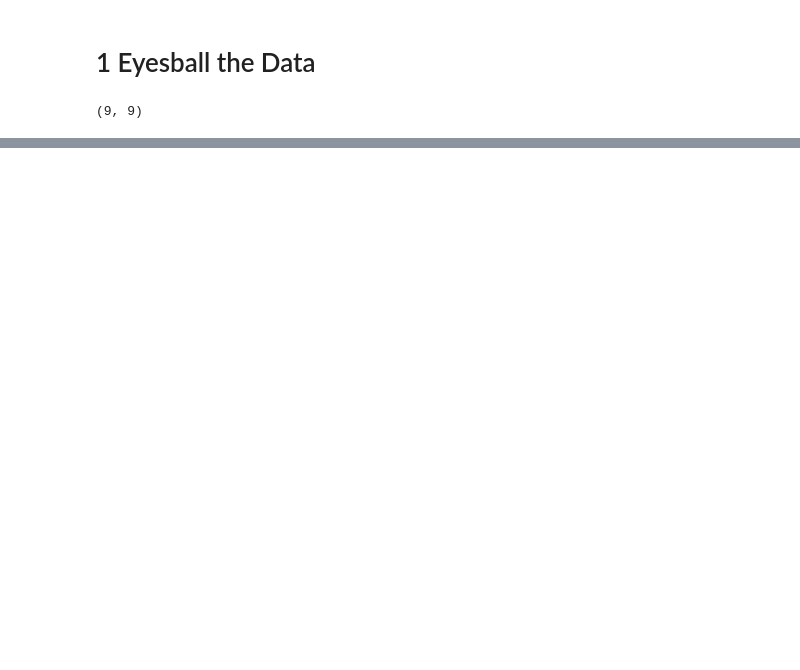
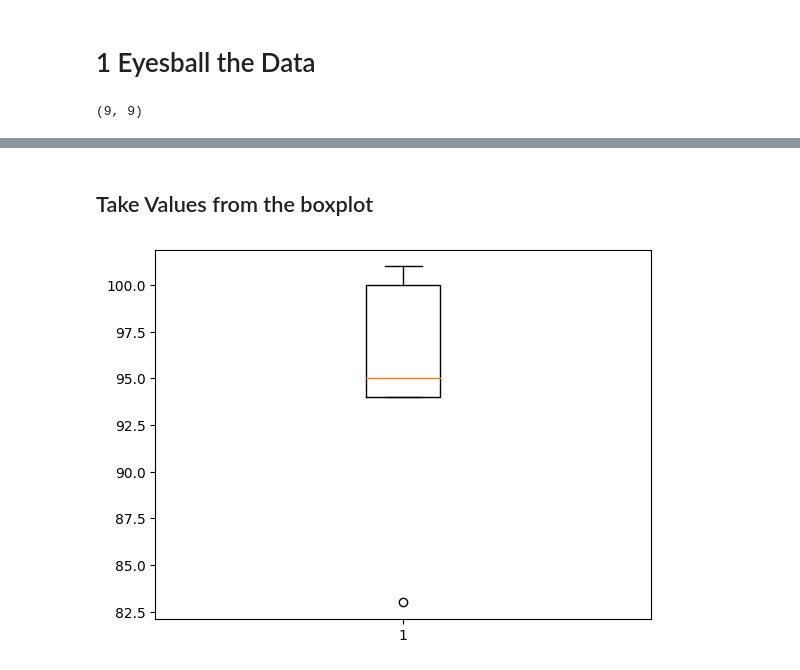
Before and after one commit to oktsadwikar/DPDM2023, a Jupyter notebook: Data102(Chapter_2).ipynb, the cells around one changed output, grey strips where cells are left out. Cells and saved outputs as stored; diff of their text form; code cells hidden in the pictures; blank space fills up the shorter version.

```diff
--- a/Data102(Chapter_2).ipynb
+++ b/Data102(Chapter_2).ipynb
@@ -101,0 +259,6 @@ table_from_drive.head(7)  #to show the top 7 (number inside the ()) of the data
+# %% [markdown]
+## Take Values from the boxplot
+# %%
+boxplot_output = plt.boxplot(table_from_drive['Amount_Government'])
+# %% [output]
+[figure, added]
```
Also changed, not shown: parts of 61 cells of this notebook.
